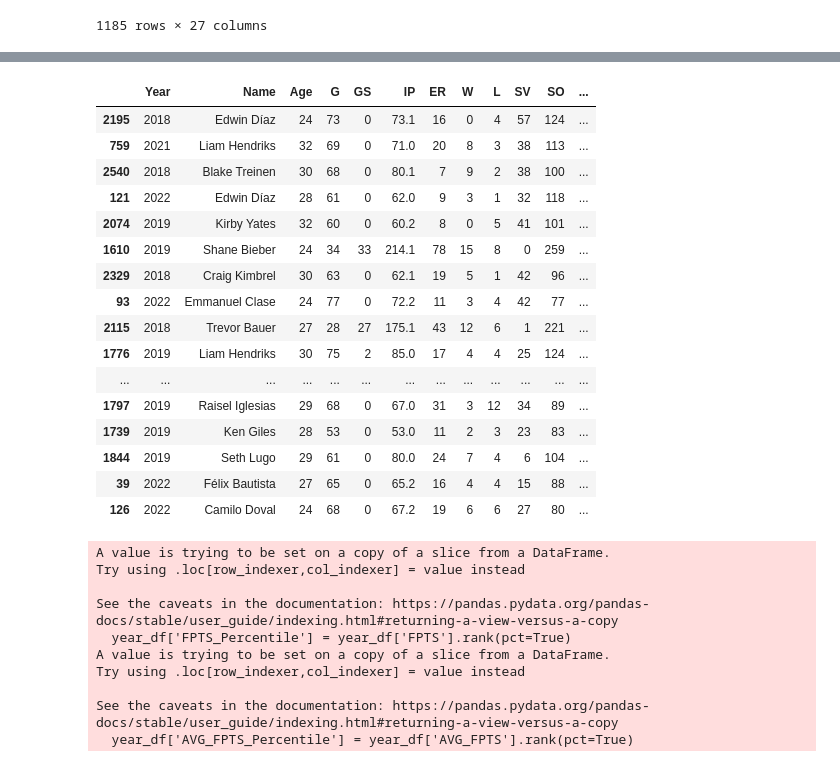
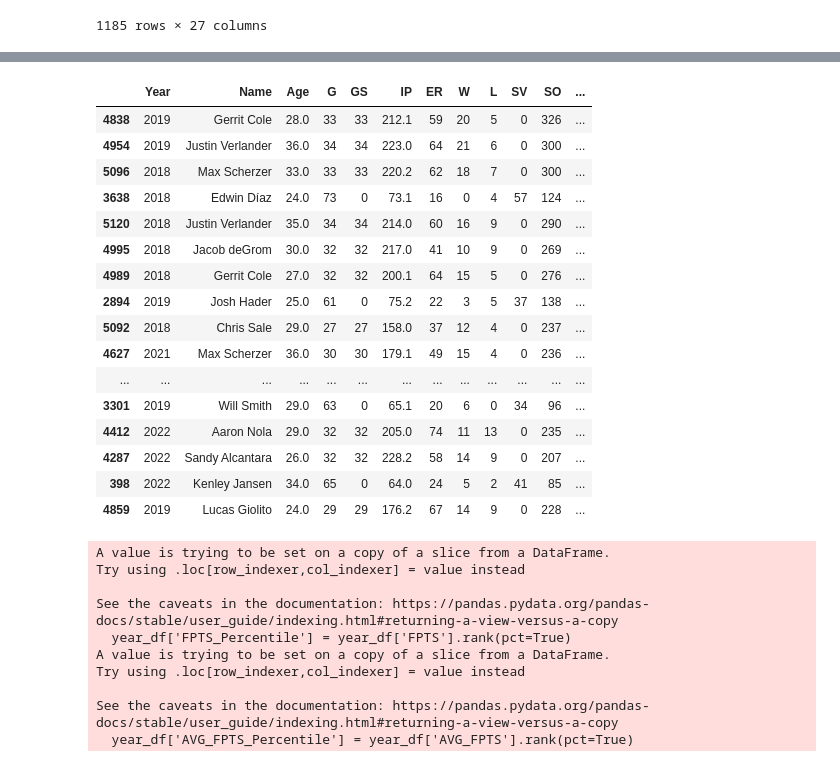
Before and after one commit to mdbinger/Fantasy-Sports-Projections, a Jupyter notebook: Fantasy_Baseball/Draft_Tool_Points_League.ipynb, the cells around one changed output, grey strips where cells are left out. Cells and saved outputs as stored; diff of their text form; code cells hidden in the pictures.

Commit message:
Identified critical error and fixed it, seems starters are being overvalued now, will need to look into fixing pitcher rank metric

```diff
--- a/Fantasy_Baseball/Draft_Tool_Points_League.ipynb
+++ b/Fantasy_Baseball/Draft_Tool_Points_League.ipynb
@@ -563,7 +570,7 @@ reliever_stats_df.columns = df_headers
 
 final_reliever_stats_df = reliever_stats_df[['Name','Hold','Year','Tm']]
 
-final_pitcher_stats_df = pd.merge(final_reliever_stats_df, pitcher_stats_df, on=['Name','Year','Tm'])
+final_pitcher_stats_df = pd.merge(final_reliever_stats_df, raw_pitcher_stats_df, how = 'outer', on=['Name','Year','Tm'])
 
 final_pitcher_stats_df
 # %% [output]
@@ -590,9 +597,10 @@ Index(['Name', 'Hold', 'Year', 'Tm', 'PO', 'E', 'Age', 'Lg', 'W', 'L', 'W-L%',
       dtype='object')
 # %%
 # Change types of columns to numeric for columns with number values
-final_pitcher_stats_df[['Age','G','GS','IP','ER','W','L','SV','SO','H','BB','CG','Hold','PO','E']] = final_pitcher_stats_df[['Age','G','GS','IP','ER','W','L','SV','SO','H','BB','CG','Hold','PO','E']].apply(pd.to_numeric)
+final_pitcher_stats_df[['Age','G','GS','IP','ER','W','L','SV','SO','H','BB','CG','Hold']] = final_pitcher_stats_df[['Age','G','GS','IP','ER','W','L','SV','SO','H','BB','CG','Hold']].apply(pd.to_numeric)
 
 # Drop any players with NaN innings pitched, ERA, and WHIP to remove null values
+final_pitcher_stats_df["Hold"].fillna(0, inplace = True)
 final_pitcher_stats_df.dropna(subset=['IP'], axis = 0 , inplace= True)
 final_pitcher_stats_df.dropna(subset=['ERA'], axis = 0 , inplace= True)
 final_pitcher_stats_df.dropna(subset=['WHIP'], axis = 0 , inplace= True)
@@ -602,7 +610,7 @@ final_pitcher_stats_df.replace([np.inf, -np.inf], np.nan, inplace=True)
 final_pitcher_stats_df = final_pitcher_stats_df[final_pitcher_stats_df['IP'] >= 30]
 
 # Select the columns we want for our pitcher analysis
-final_pitcher_stats_df = final_pitcher_stats_df[['Year','Name','Age','G','GS','IP','ER','W','L','SV','SO','H','BB','CG','Hold','PO','E']]
+final_pitcher_stats_df = final_pitcher_stats_df[['Year','Name','Age','G','GS','IP','ER','W','L','SV','SO','H','BB','CG','Hold']]
 
 # Eliminate Baseball Reference's name badges for accolades
 final_pitcher_stats_df['Name'] = final_pitcher_stats_df['Name'].str.extract('([^\*|#]*)')
@@ -630,49 +643,49 @@ final_pitcher_stats_df = final_pitcher_stats_df.sort_values(['Year','Name'], asc
 
 final_pitcher_stats_df['FPTS'] = ''
 final_pitcher_stats_df['AVG_FPTS'] = ''
 final_pitcher_stats_df['Pos'] = ''
 pos_list = []
 final_pos_list = []
 
 for index, row in final_pitcher_stats_df.iterrows():
-    final_pitcher_stats_df['FPTS'] = (final_pitcher_stats_df['IP'] - (2*final_pitcher_stats_df['ER']) + (2*final_pitcher_stats_df['W']) - (2*final_pitcher_stats_df['L']) + (5*final_pitcher_stats_df['SV']) + (2*final_pitcher_stats_df['SO']) - final_pitcher_stats_df['H'] - final_pitcher_stats_df['BB'] + (3*final_pitcher_stats_df['CG']) + (2*final_pitcher_stats_df['Hold']) + final_pitcher_stats_df['PO'] - final_pitcher_stats_df['E'])
+    final_pitcher_stats_df['FPTS'] = (final_pitcher_stats_df['IP'] - (2*final_pitcher_stats_df['ER']) + (2*final_pitcher_stats_df['W']) - (2*final_pitcher_stats_df['L']) + (5*final_pitcher_stats_df['SV']) + (2*final_pitcher_stats_df['SO']) - final_pitcher_stats_df['H'] - final_pitcher_stats_df['BB'] + (3*final_pitcher_stats_df['CG']) + (2*final_pitcher_stats_df['Hold']))
     final_pitcher_stats_df['AVG_FPTS'] = (final_pitcher_stats_df['FPTS']/final_pitcher_stats_df['G'])
 #     final_pitcher_stats_df['Pos'] = (final_pitcher_stats_df['GS']/final_pitcher_stats_df['G'])
 
 # #    print(final_pitcher_stats_df['GS'] / final_pitcher_stats_df['G'])
     pitcher_ratio = (final_pitcher_stats_df['GS'] / final_pitcher_stats_df['G'])[index]
     pos_list.append(pitcher_ratio)
 # #    final_pitcher_stats_df['Pos'] = pitcher_ratio
 
 for i in range(len(pos_list)):
     if pos_list[i] > (2/3):
         final_pos_list.append('SP')
     elif pos_list[i] < (1/3):
         final_pos_list.append('RP')
     else:
         final_pos_list.append('SP,RP')
 
 final_pitcher_stats_df['Pos'] = final_pos_list
 
 final_pitcher_stats_df = final_pitcher_stats_df.sort_values(['FPTS'], ascending=False)
 final_pitcher_stats_df.head(50)
 # %% [output]
 |  | Year | Name | Age | G | GS | IP | ER | W | L | SV | SO | ... |
-| 2195 | 2018 | Edwin Díaz | 24 | 73 | 0 | 73.1 | 16 | 0 | 4 | 57 | 124 | ... |
-| 759 | 2021 | Liam Hendriks | 32 | 69 | 0 | 71.0 | 20 | 8 | 3 | 38 | 113 | ... |
-| 2540 | 2018 | Blake Treinen | 30 | 68 | 0 | 80.1 | 7 | 9 | 2 | 38 | 100 | ... |
-| 121 | 2022 | Edwin Díaz | 28 | 61 | 0 | 62.0 | 9 | 3 | 1 | 32 | 118 | ... |
-| 2074 | 2019 | Kirby Yates | 32 | 60 | 0 | 60.2 | 8 | 0 | 5 | 41 | 101 | ... |
-| 1610 | 2019 | Shane Bieber | 24 | 34 | 33 | 214.1 | 78 | 15 | 8 | 0 | 259 | ... |
-| 2329 | 2018 | Craig Kimbrel | 30 | 63 | 0 | 62.1 | 19 | 5 | 1 | 42 | 96 | ... |
-| 93 | 2022 | Emmanuel Clase | 24 | 77 | 0 | 72.2 | 11 | 3 | 4 | 42 | 77 | ... |
-| 2115 | 2018 | Trevor Bauer | 27 | 28 | 27 | 175.1 | 43 | 12 | 6 | 1 | 221 | ... |
-| 1776 | 2019 | Liam Hendriks | 30 | 75 | 2 | 85.0 | 17 | 4 | 4 | 25 | 124 | ... |
+| 4838 | 2019 | Gerrit Cole | 28.0 | 33 | 33 | 212.1 | 59 | 20 | 5 | 0 | 326 | ... |
+| 4954 | 2019 | Justin Verlander | 36.0 | 34 | 34 | 223.0 | 64 | 21 | 6 | 0 | 300 | ... |
+| 5096 | 2018 | Max Scherzer | 33.0 | 33 | 33 | 220.2 | 62 | 18 | 7 | 0 | 300 | ... |
+| 3638 | 2018 | Edwin Díaz | 24.0 | 73 | 0 | 73.1 | 16 | 0 | 4 | 57 | 124 | ... |
+| 5120 | 2018 | Justin Verlander | 35.0 | 34 | 34 | 214.0 | 60 | 16 | 9 | 0 | 290 | ... |
+| 4995 | 2018 | Jacob deGrom | 30.0 | 32 | 32 | 217.0 | 41 | 10 | 9 | 0 | 269 | ... |
+| 4989 | 2018 | Gerrit Cole | 27.0 | 32 | 32 | 200.1 | 64 | 15 | 5 | 0 | 276 | ... |
+| 2894 | 2019 | Josh Hader | 25.0 | 61 | 0 | 75.2 | 22 | 3 | 5 | 37 | 138 | ... |
+| 5092 | 2018 | Chris Sale | 29.0 | 27 | 27 | 158.0 | 37 | 12 | 4 | 0 | 237 | ... |
+| 4627 | 2021 | Max Scherzer | 36.0 | 30 | 30 | 179.1 | 49 | 15 | 4 | 0 | 236 | ... |
 | ... | ... | ... | ... | ... | ... | ... | ... | ... | ... | ... | ... | ... |
-| 1797 | 2019 | Raisel Iglesias | 29 | 68 | 0 | 67.0 | 31 | 3 | 12 | 34 | 89 | ... |
-| 1739 | 2019 | Ken Giles | 28 | 53 | 0 | 53.0 | 11 | 2 | 3 | 23 | 83 | ... |
-| 1844 | 2019 | Seth Lugo | 29 | 61 | 0 | 80.0 | 24 | 7 | 4 | 6 | 104 | ... |
-| 39 | 2022 | Félix Bautista | 27 | 65 | 0 | 65.2 | 16 | 4 | 4 | 15 | 88 | ... |
-| 126 | 2022 | Camilo Doval | 24 | 68 | 0 | 67.2 | 19 | 6 | 6 | 27 | 80 | ... |
+| 3301 | 2019 | Will Smith | 29.0 | 63 | 0 | 65.1 | 20 | 6 | 0 | 34 | 96 | ... |
+| 4412 | 2022 | Aaron Nola | 29.0 | 32 | 32 | 205.0 | 74 | 11 | 13 | 0 | 235 | ... |
+| 4287 | 2022 | Sandy Alcantara | 26.0 | 32 | 32 | 228.2 | 58 | 14 | 9 | 0 | 207 | ... |
+| 398 | 2022 | Kenley Jansen | 34.0 | 65 | 0 | 64.0 | 24 | 5 | 2 | 41 | 85 | ... |
+| 4859 | 2019 | Lucas Giolito | 24.0 | 29 | 29 | 176.2 | 67 | 14 | 9 | 0 | 228 | ... |
 # %%
 # Create a new dataframe for stats percentile calculations
```
Also changed, not shown: parts of 10 cells of this notebook.
